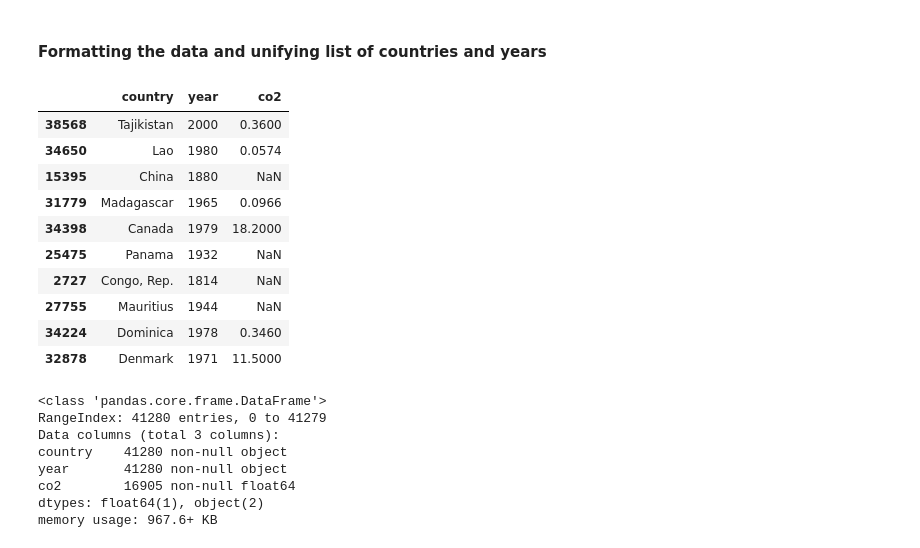
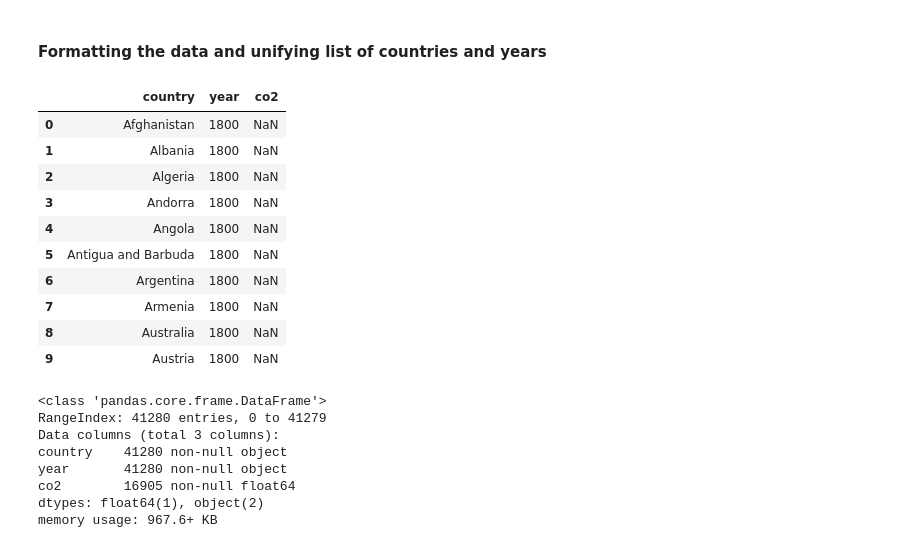
Before and after one commit to Victoriapm/co2_emissions_analysis, a Jupyter notebook: Part 2 - Investigate_Dataset/Investigate_a_Dataset.ipynb, the cells around one changed output. Saved outputs shown, nothing was run; the diff lists cells and outputs as text; code cells hidden in the pictures.

```diff
--- a/Part 2 - Investigate_Dataset/Investigate_a_Dataset.ipynb
+++ b/Part 2 - Investigate_Dataset/Investigate_a_Dataset.ipynb
@@ -389,24 +447,24 @@ With the remaining missing values, dropping them would leave an incosistent data
 # %%
 # unpivot the data
 df_co2 = df_co2.melt(id_vars=['country'], var_name=['year'])
 
 # Use the indicator as a column name
 df_co2.rename(columns={"value": "co2"}, inplace=True)
 
 # Check the new structure
-df_co2.sample(10)
+df_co2.head(10)
 # %% [output]
 |  | country | year | co2 |
-| 38568 | Tajikistan | 2000 | 0.3600 |
-| 34650 | Lao | 1980 | 0.0574 |
-| 15395 | China | 1880 | NaN |
-| 31779 | Madagascar | 1965 | 0.0966 |
-| 34398 | Canada | 1979 | 18.2000 |
-| 25475 | Panama | 1932 | NaN |
-| 2727 | Congo, Rep. | 1814 | NaN |
-| 27755 | Mauritius | 1944 | NaN |
-| 34224 | Dominica | 1978 | 0.3460 |
-| 32878 | Denmark | 1971 | 11.5000 |
+| 0 | Afghanistan | 1800 | NaN |
+| 1 | Albania | 1800 | NaN |
+| 2 | Algeria | 1800 | NaN |
+| 3 | Andorra | 1800 | NaN |
+| 4 | Angola | 1800 | NaN |
+| 5 | Antigua and Barbuda | 1800 | NaN |
+| 6 | Argentina | 1800 | NaN |
+| 7 | Armenia | 1800 | NaN |
+| 8 | Australia | 1800 | NaN |
+| 9 | Austria | 1800 | NaN |
 # %%
 # check the new structure columns
 df_co2.info()
```
Also changed, not shown: parts of 82 cells of this notebook.
